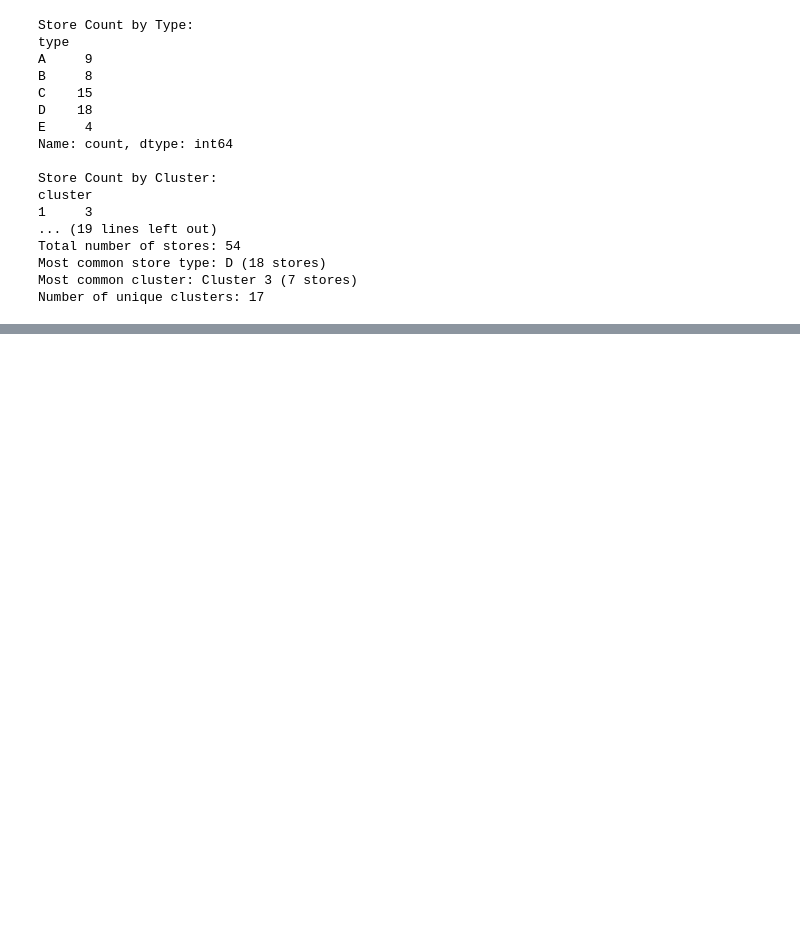
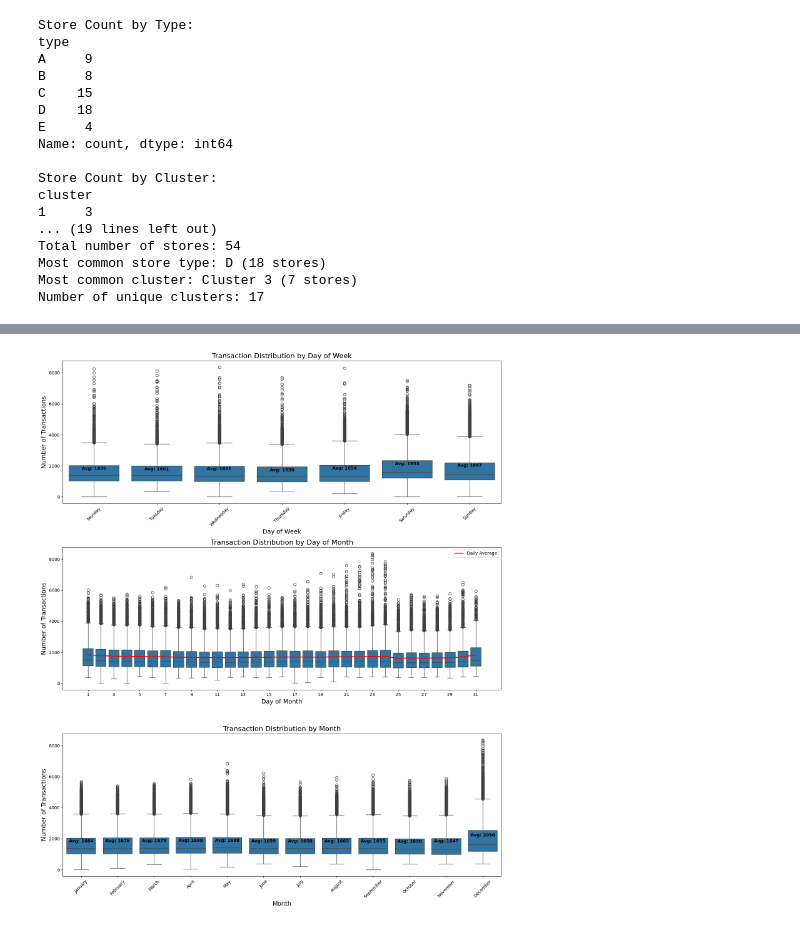
Before and after one commit to gupessanha/Data-Mining, a Jupyter notebook: T2/trab2.ipynb, the cells around one changed output, grey strips where cells are left out. Drawn from its saved outputs; the diff is of its cells as text; code cells hidden in the pictures; blank space fills up the shorter version.

```diff
--- a/T2/trab2.ipynb
+++ b/T2/trab2.ipynb
@@ -592,0 +680,83 @@ Number of unique clusters: 17
+# %%
+# Create time-based features from date column
+df_transactions['day_of_week'] = df_transactions['date'].dt.dayofweek
+df_transactions['day_of_week_name'] = df_transactions['date'].dt.day_name()
+df_transactions['day_of_month'] = df_transactions['date'].dt.day
+df_transactions['month'] = df_transactions['date'].dt.month
+df_transactions['month_name'] = df_transactions['date'].dt.month_name()
+df_transactions['year'] = df_transactions['date'].dt.year
+# =============================
+
+# Create a figure with multiple subplots
+fig, axes = plt.subplots(3, 1, figsize=(15, 18))
+
+# 1. Analyze transactions by day of the week
+sns.boxplot(x='day_of_week_name', y='transactions', data=df_transactions, ax=axes[0],
+           order=['Monday', 'Tuesday', 'Wednesday', 'Thursday', 'Friday', 'Saturday', 'Sunday'])
+axes[0].set_title('Transaction Distribution by Day of Week', fontsize=16)
+axes[0].set_xlabel('Day of Week', fontsize=14)
+axes[0].set_ylabel('Number of Transactions', fontsize=14)
+axes[0].tick_params(axis='x', rotation=45)
+
+# Also add average line to see the trend more clearly
+day_avgs = df_transactions.groupby('day_of_week_name')['transactions'].mean()
+for i, day in enumerate(['Monday', 'Tuesday', 'Wednesday', 'Thursday', 'Friday', 'Saturday', 'Sunday']):
+    axes[0].text(i, day_avgs[day]+100, f'Avg: {day_avgs[day]:.0f}', ha='center', fontweight='bold')
+
+# 2. Analyze transactions by day of the month
+sns.boxplot(x='day_of_month', y='transactions', data=df_transactions, ax=axes[1])
+axes[1].set_title('Transaction Distribution by Day of Month', fontsize=16)
+axes[1].set_xlabel('Day of Month', fontsize=14)
+axes[1].set_ylabel('Number of Transactions', fontsize=14)
+axes[1].set_xticks(range(0, 31, 2))  # Show every other day to avoid crowding
+
+# Add a rolling average line to see patterns
+day_of_month_avgs = df_transactions.groupby('day_of_month')['transactions'].mean().reset_index()
+axes[1].plot(day_of_month_avgs['day_of_month']-1, day_of_month_avgs['transactions'],
+            'r-', linewidth=2, label='Daily Average')
+axes[1].legend()
+
+# 3. Analyze transactions by month of the year
+month_order = ['January', 'February', 'March', 'April', 'May', 'June',
+              'July', 'August', 'September', 'October', 'November', 'December']
+sns.boxplot(x='month_name', y='transactions', data=df_transactions, ax=axes[2],
+           order=month_order)
+axes[2].set_title('Transaction Distribution by Month', fontsize=16)
+axes[2].set_xlabel('Month', fontsize=14)
+axes[2].set_ylabel('Number of Transactions', fontsize=14)
+axes[2].tick_params(axis='x', rotation=45)
+
+# Add average transactions by month
+month_avgs = df_transactions.groupby('month_name')['transactions'].mean()
+for i, month in enumerate(month_order):
+    if month in month_avgs:
+        axes[2].text(i, month_avgs[month]+100, f'Avg: {month_avgs[month]:.0f}', ha='center', fontweight='bold')
+
+plt.tight_layout()
+plt.show()
+
+# Additional analysis: Create heatmap of transactions by day of week and month
+# First aggregate data
+heatmap_data = df_transactions.groupby(['day_of_week_name', 'month_name'])['transactions'].mean().reset_index()
+heatmap_pivot = heatmap_data.pivot(index='day_of_week_name', columns='month_name', values='transactions')
+heatmap_pivot = heatmap_pivot.reindex(index=['Monday', 'Tuesday', 'Wednesday', 'Thursday', 'Friday', 'Saturday', 'Sunday'],
+                                    columns=month_order)
+
+plt.figure(figsize=(14, 8))
+sns.heatmap(heatmap_pivot, annot=True, fmt='.0f', cmap='YlGnBu', linewidths=0.5)
+plt.title('Average Daily Transactions by Day of Week and Month', fontsize=16)
+plt.tight_layout()
+plt.show()
+
+# Print summary statistics by time period
+print("Average Transactions by Day of Week:")
+print(day_avgs.sort_values(ascending=False))
+
+print("\nAverage Transactions by Month:")
+month_avg_sorted = df_transactions.groupby('month_name')['transactions'].mean().reindex(month_order)
+print(month_avg_sorted)
+
+print("\nTop 5 Days of Month by Average Transactions:")
+print(day_of_month_avgs.sort_values('transactions', ascending=False).head(5))
+# %% [output]
+[figure, added]
```
Also changed, not shown: parts of 30 cells of this notebook, 4 other files.
